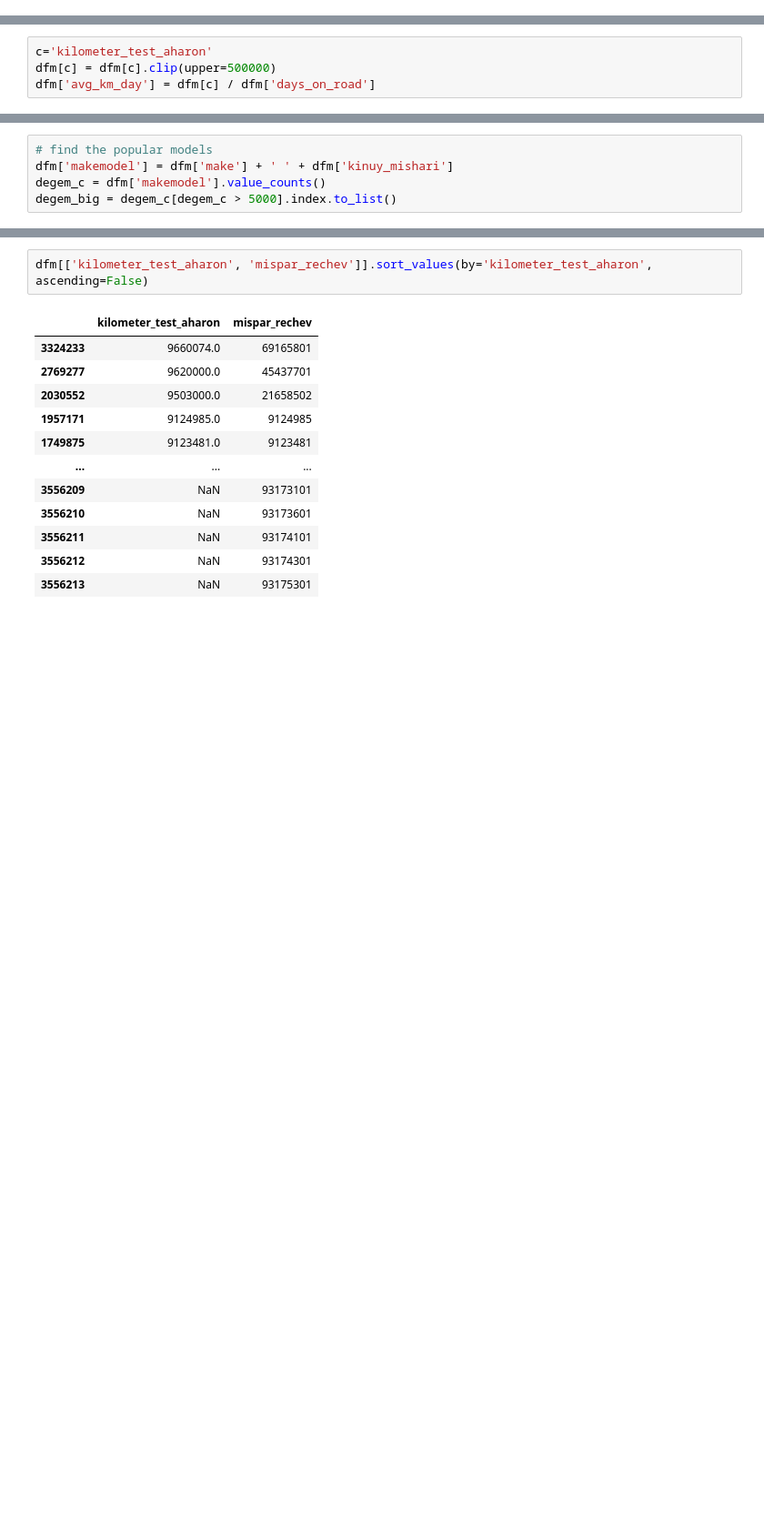
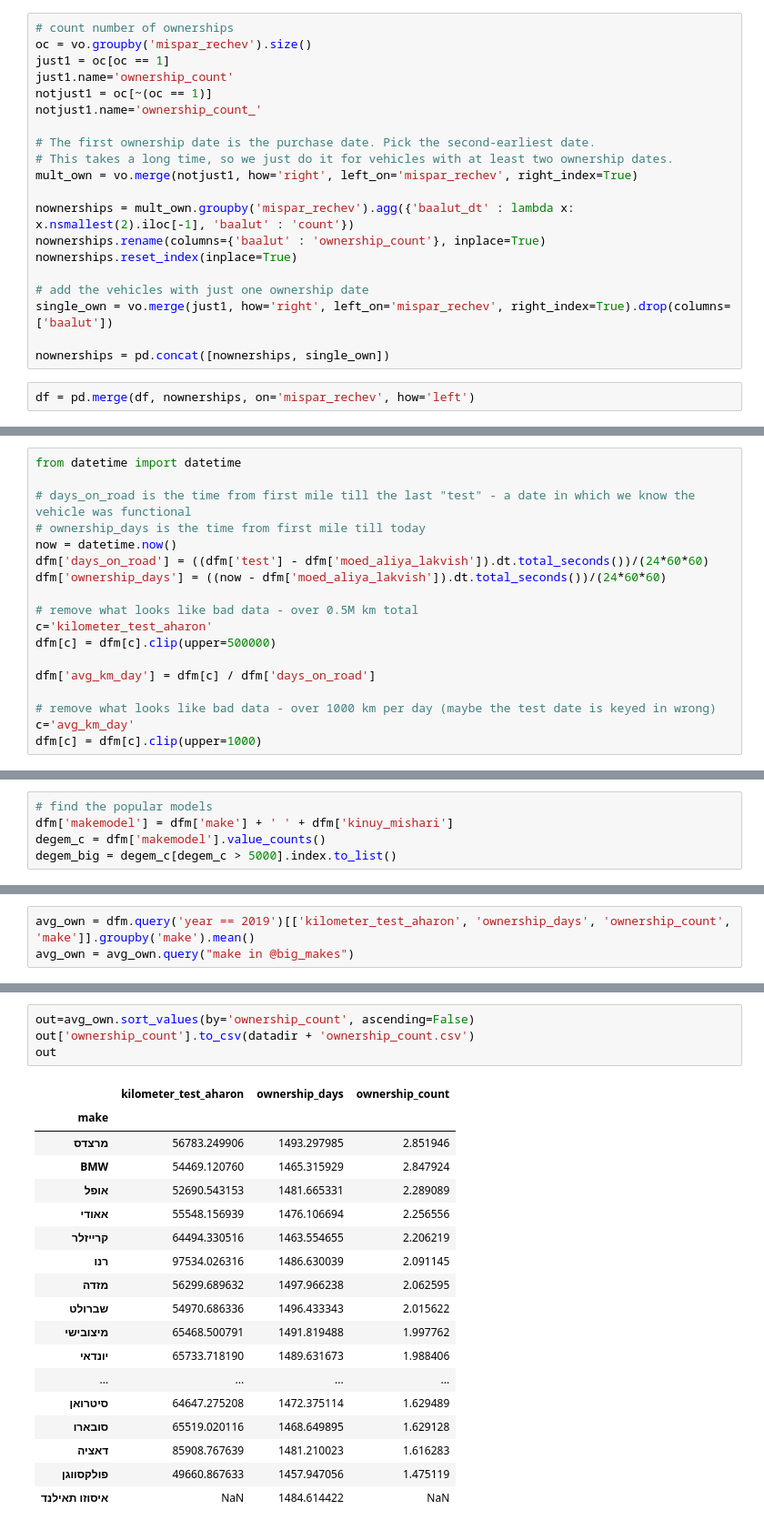
Before and after one commit to dpelleg/notebooks, a Jupyter notebook: charts/code/mileage.ipynb, the cells around one changed output, grey strips where cells are left out. Shown at 91% size. Cells and saved outputs as stored; diff of their text form; blank space fills up the shorter version.

```diff
--- a/charts/code/mileage.ipynb
+++ b/charts/code/mileage.ipynb
@@ -119,0 +193,22 @@ dfm = pd.merge(df, mivne, how='left', on='mispar_rechev')
+# %%
+# count number of ownerships
+oc = vo.groupby('mispar_rechev').size()
+just1 = oc[oc == 1]
+just1.name='ownership_count'
+notjust1 = oc[~(oc == 1)]
+notjust1.name='ownership_count_'
+
+# The first ownership date is the purchase date. Pick the second-earliest date.
+# This takes a long time, so we just do it for vehicles with at least two ownership dates.
+mult_own = vo.merge(notjust1, how='right', left_on='mispar_rechev', right_index=True)
+
+nownerships = mult_own.groupby('mispar_rechev').agg({'baalut_dt' : lambda x: x.nsmallest(2).iloc[-1], 'baalut' : 'count'})
+nownerships.rename(columns={'baalut' : 'ownership_count'}, inplace=True)
+nownerships.reset_index(inplace=True)
+
+# add the vehicles with just one ownership date
+single_own = vo.merge(just1, how='right', left_on='mispar_rechev', right_index=True).drop(columns=['baalut'])
+
+nownerships = pd.concat([nownerships, single_own])
+# %%
+df = pd.merge(df, nownerships, on='mispar_rechev', how='left')
@@ -120,7 +217,21 @@ dfm = pd.merge(df, mivne, how='left', on='mispar_rechev')
 # %%
+from datetime import datetime
+
+# days_on_road is the time from first mile till the last "test" - a date in which we know the vehicle was functional
+# ownership_days is the time from first mile till today
+now = datetime.now()
+dfm['days_on_road'] = ((dfm['test'] - dfm['moed_aliya_lakvish']).dt.total_seconds())/(24*60*60)
+dfm['ownership_days'] = ((now - dfm['moed_aliya_lakvish']).dt.total_seconds())/(24*60*60)
+
+# remove what looks like bad data - over 0.5M km total
 c='kilometer_test_aharon'
 dfm[c] = dfm[c].clip(upper=500000)
+
 dfm['avg_km_day'] = dfm[c] / dfm['days_on_road']
+
+# remove what looks like bad data - over 1000 km per day (maybe the test date is keyed in wrong)
+c='avg_km_day'
+dfm[c] = dfm[c].clip(upper=1000)
 # %%
 #dfm[dfm['kilometer_test_aharon'] > 7e5][['tozeret_nm', 'kinuy_mishari', 'year', 'kilometer_test_aharon', 'baalut']]
 #dfm[dfm['kilometer_test_aharon'] > 7e5]['make'].value_counts().to_dict()
@@ -201,0 +414,3 @@ mkm = dfm[['kilometer_test_aharon', 'sidra']].groupby('sidra').mean()
+# %%
+avg_own = dfm.query('year == 2019')[['kilometer_test_aharon', 'ownership_days', 'ownership_count', 'make']].groupby('make').mean()
+avg_own = avg_own.query("make in @big_makes")
@@ -202,15 +438,23 @@ mkm = dfm[['kilometer_test_aharon', 'sidra']].groupby('sidra').mean()
 # %%
-dfm[['kilometer_test_aharon', 'mispar_rechev']].sort_values(by='kilometer_test_aharon', ascending=False)
+out=avg_own.sort_values(by='ownership_count', ascending=False)
+out['ownership_count'].to_csv(datadir + 'ownership_count.csv')
+out
 # %% [output]
-|  | kilometer_test_aharon | mispar_rechev |
-| 3324233 | 9660074.0 | 69165801 |
-| 2769277 | 9620000.0 | 45437701 |
-| 2030552 | 9503000.0 | 21658502 |
-| 1957171 | 9124985.0 | 9124985 |
-| 1749875 | 9123481.0 | 9123481 |
-| ... | ... | ... |
-| 3556209 | NaN | 93173101 |
-| 3556210 | NaN | 93173601 |
-| 3556211 | NaN | 93174101 |
-| 3556212 | NaN | 93174301 |
-| 3556213 | NaN | 93175301 |
+|  | kilometer_test_aharon | ownership_days | ownership_count |
+| make |  |  |  |
+| מרצדס | 56783.249906 | 1493.297985 | 2.851946 |
+| BMW | 54469.120760 | 1465.315929 | 2.847924 |
+| אופל | 52690.543153 | 1481.665331 | 2.289089 |
+| אאודי | 55548.156939 | 1476.106694 | 2.256556 |
+| קרייזלר | 64494.330516 | 1463.554655 | 2.206219 |
+| רנו | 97534.026316 | 1486.630039 | 2.091145 |
+| מזדה | 56299.689632 | 1497.966238 | 2.062595 |
+| שברולט | 54970.686336 | 1496.433343 | 2.015622 |
+| מיצובישי | 65468.500791 | 1491.819488 | 1.997762 |
+| יונדאי | 65733.718190 | 1489.631673 | 1.988406 |
+| ... | ... | ... | ... |
+| סיטרואן | 64647.275208 | 1472.375114 | 1.629489 |
+| סובארו | 65519.020116 | 1468.649895 | 1.629128 |
+| דאציה | 85908.767639 | 1481.210023 | 1.616283 |
+| פולקסווגן | 49660.867633 | 1457.947056 | 1.475119 |
+| איסוזו תאילנד | NaN | 1484.614422 | NaN |
```
Also changed, not shown: parts of 47 cells of this notebook, 3 other files.
